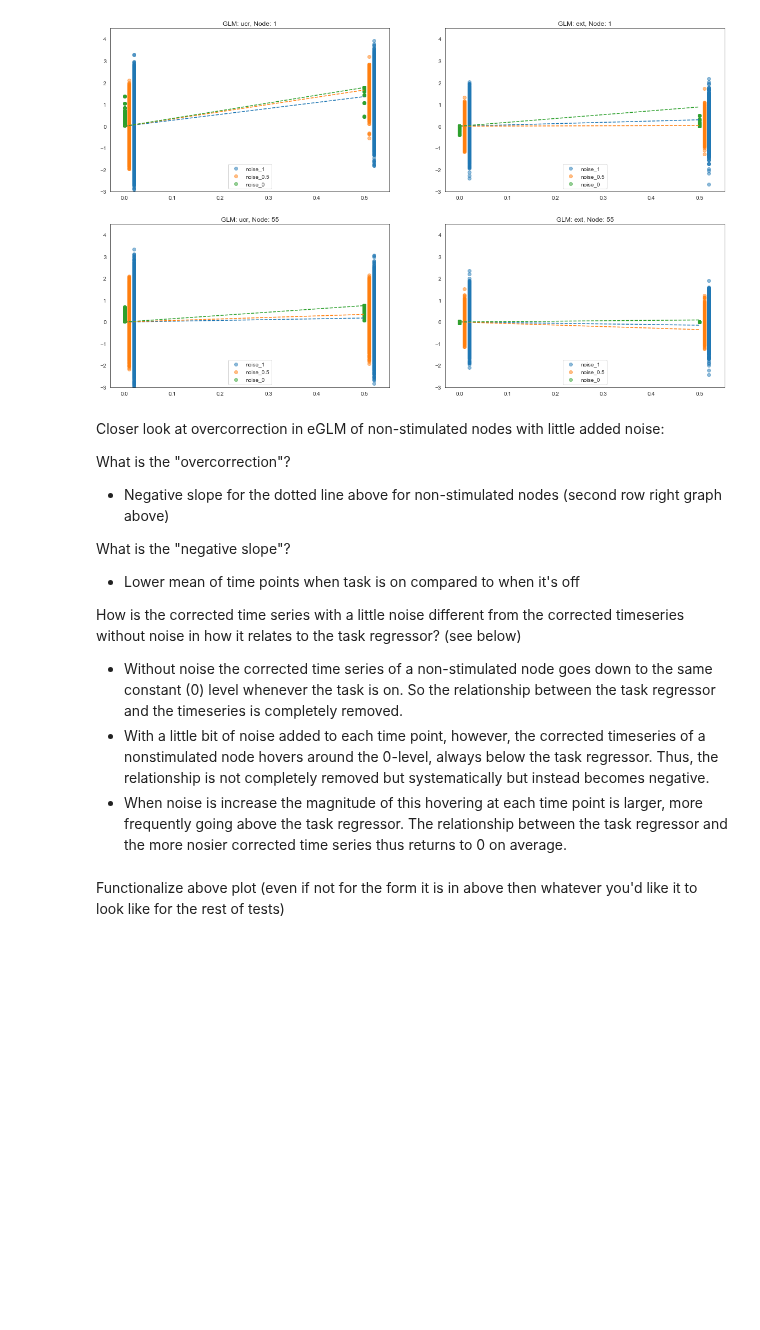
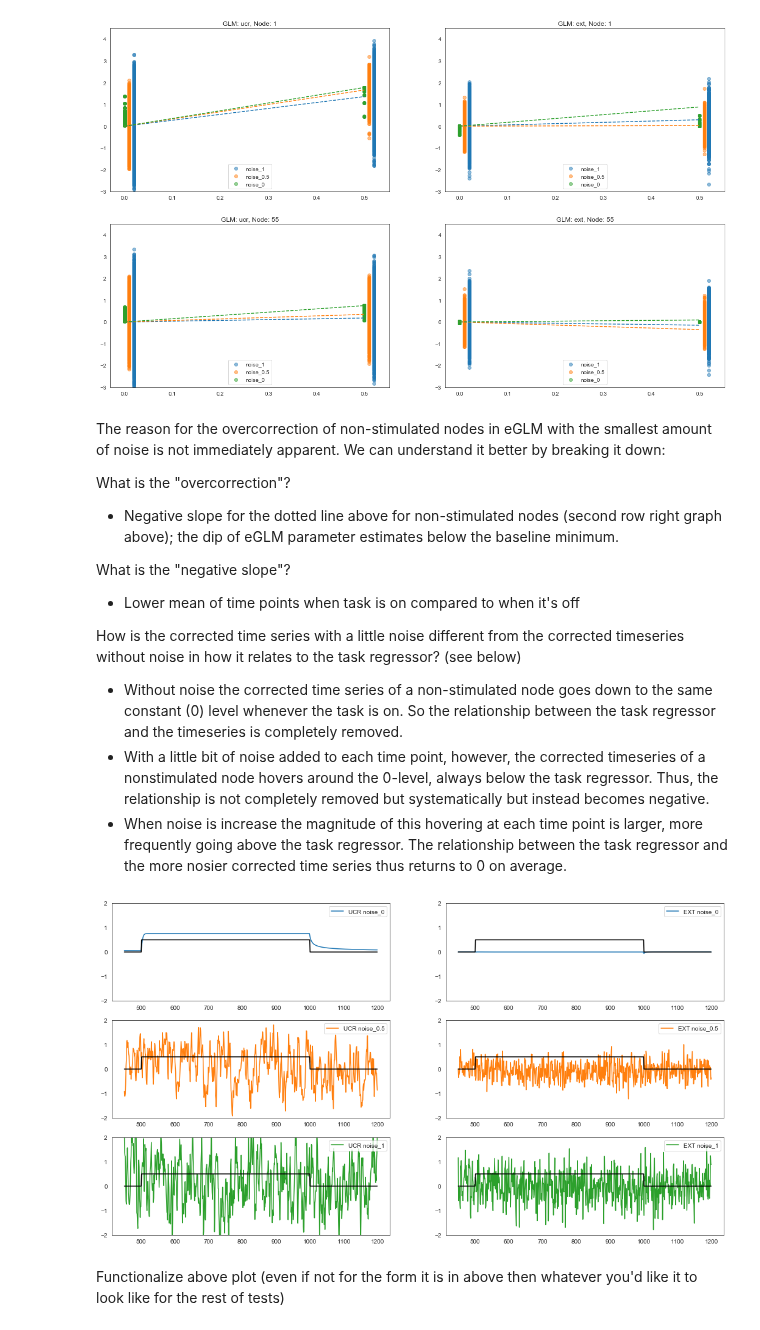
Before and after one commit to zenkavi/DevStudy_FmriNbs, a Jupyter notebook: notebooks/informationtransfermapping/TheoreticalResults/Zenkavi_Simulations/Extended_GLM_neural_network_level.ipynb, the cells around one changed output. Drawn from its saved outputs; the diff is of its cells as text; code cells hidden in the pictures; blank space fills up the shorter version.

```diff
--- a/notebooks/informationtransfermapping/TheoreticalResults/Zenkavi_Simulations/Extended_GLM_neural_network_level.ipynb
+++ b/notebooks/informationtransfermapping/TheoreticalResults/Zenkavi_Simulations/Extended_GLM_neural_network_level.ipynb
@@ -595,6 +598,3 @@ a[1].set_title("Extended GLM")
 # %% [output]
 Text(0.5, 1.0, 'Extended GLM')
 [figure]
-# %%
-plt.rcParams["figure.figsize"][0] = 15
-plt.rcParams["figure.figsize"][1] = 6
@@ -603,3 +600,0 @@ What happens to the time series and its relationship with the DV (task timing) w
-# %%
-plt.rcParams["figure.figsize"][0] = 15
-plt.rcParams["figure.figsize"][1] = 12
@@ -654,10 +656,10 @@ for i in range(len(row_var)):
 # %% [output]
 [figure]
 # %% [markdown]
-Closer look at overcorrection in eGLM of non-stimulated nodes with little added noise:
+The reason for the overcorrection of non-stimulated nodes in eGLM with the smallest amount of noise is not immediately apparent. We can understand it better by breaking it down:
 
 What is the "overcorrection"?
-- Negative slope for the dotted line above for non-stimulated nodes (second row right graph above)
+- Negative slope for the dotted line above for non-stimulated nodes (second row right graph above); the dip of eGLM parameter estimates below the baseline minimum.
 
 What is the "negative slope"?
 - Lower mean of time points when task is on compared to when it's off
@@ -666,6 +668,32 @@ How is the corrected time series with a little noise different from the correcte
 - Without noise the corrected time series of a non-stimulated node goes down to the same constant (0) level whenever the task is on. So the relationship between the task regressor and the timeseries is completely removed.
 - With a little bit of noise added to each time point, however, the corrected timeseries of a nonstimulated node hovers around the 0-level, always below the task regressor. Thus, the relationship is not completely removed but systematically but instead becomes negative.
 - When noise is increase the magnitude of this hovering at each time point is larger, more frequently going above the task regressor. The relationship between the task regressor and the more nosier corrected time series thus returns to 0 on average.
+# %%
+noise_levels = ['noise_0','noise_0.5','noise_1']
+plot_nodes = 55
+
+fig, a = plt.subplots(3,2)
+
+for i, cur_noise in enumerate(noise_levels):
+    start = 450
+    end = 1200
+    x = range(start, end)
+
+    raw_y = ext_glms[cur_noise]['ext_mods'][plot_node].endog
+    res_x = ext_glms[cur_noise]['ext_mods'][plot_node].exog[:,:-1]
+    res_mod = sm.OLS(raw_y, res_x).fit()
+    res_y = res_mod.resid
+
+    a[i, 0].plot(x, raw_y[start:end],label="UCR "+cur_noise, color = "C"+str(i))
+    a[i, 1].plot(x, res_y[start:end],label="EXT "+cur_noise, color = "C"+str(i))
+    a[i, 0].plot(x, td_stimtimes_0_5[0][start:end], color="black")
+    a[i, 1].plot(x, td_stimtimes_0_5[0][start:end], color="black")
+    a[i, 0].legend(loc="upper right")
+    a[i, 1].legend(loc="upper right")
+    a[i, 0].set_ylim([-2,2])
+    a[i, 1].set_ylim([-2,2])
+# %% [output]
+[figure, added]
 # %% [markdown]
 Functionalize above plot (even if not for the form it is in above then whatever you'd like it to look like for the rest of tests)
 # %% [markdown]
```
Also changed, not shown: parts of 6 cells of this notebook.
